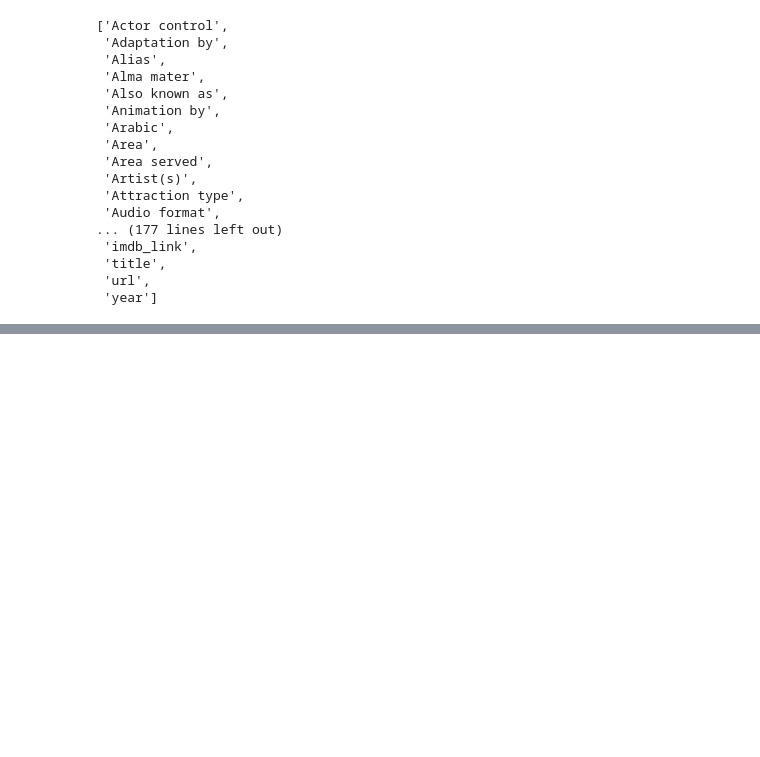
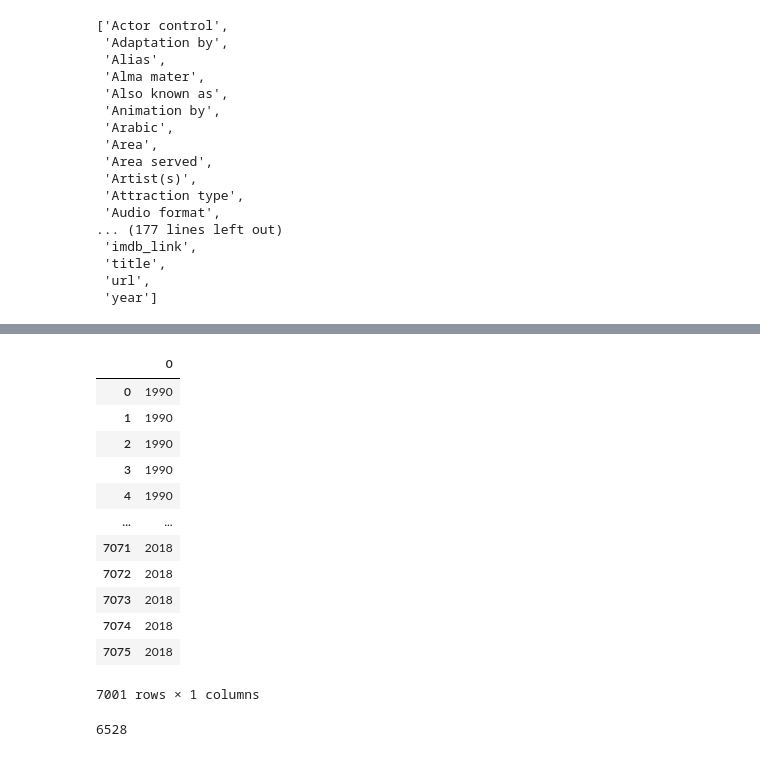
Before and after one commit to Juanamct/Movies-ETL, a Jupyter notebook: Wiki_Movie.ipynb, the cells around one changed output, grey strips where cells are left out. Cells and saved outputs as stored; diff of their text form; code cells hidden in the pictures; blank space fills up the shorter version.

```diff
--- a/Wiki_Movie.ipynb
+++ b/Wiki_Movie.ipynb
@@ -301,0 +618,4 @@ sorted(wiki_movies_df.columns.tolist())
+# %%
+# Remove the citation references (those #'s with brackets)
+budget = budget.str.replace(r'\[\d+\]\s*', '')
+budget[~matches_form_one & ~matches_form_two]
@@ -301,0 +635,11 @@ sorted(wiki_movies_df.columns.tolist())
+# %%
+# E parse the budget values
+wiki_movies_df['budget'] = budget.str.extract(f'({form_one}|{form_two})', flags=re.IGNORECASE)[0].apply(parse_dollars)
+# %%
+# F drop the original Budget column
+wiki_movies_df.drop('Budget', axis=1, inplace=True)
+# %%
+# PARSE RELEASE DATE
+# A  First, make a variable that holds the non-null values of Release date in the DataFrame, converting
+#  lists to strings:
+release_date = wiki_movies_df['Release date'].dropna().apply(lambda x: ' '.join(x) if type(x) == list else x)
@@ -301,0 +659,17 @@ sorted(wiki_movies_df.columns.tolist())
+# %%
+# B extract the dates with:
+release_date.str.extract(f'({date_form_one}|{date_form_two}|{date_form_three}|{date_form_four})', flags=re.IGNORECASE)
+# %% [output]
+|  | 0 |
+| 0 | 1990 |
+| 1 | 1990 |
+| 2 | 1990 |
+| 3 | 1990 |
+| 4 | 1990 |
+| ... | ... |
+| 7071 | 2018 |
+| 7072 | 2018 |
+| 7073 | 2018 |
+| 7074 | 2018 |
+| 7075 | 2018 |
+7001 rows × 1 columns
@@ -301,0 +683,5 @@ sorted(wiki_movies_df.columns.tolist())
+# %%
+# B See how many running times look exactly like that by using string boundaries
+running_time.str.contains(r'^\d*\s*minutes$', flags=re.IGNORECASE, na=False).sum()
+# %% [output]
+6528
```
Also changed, not shown: parts of 56 cells of this notebook.
